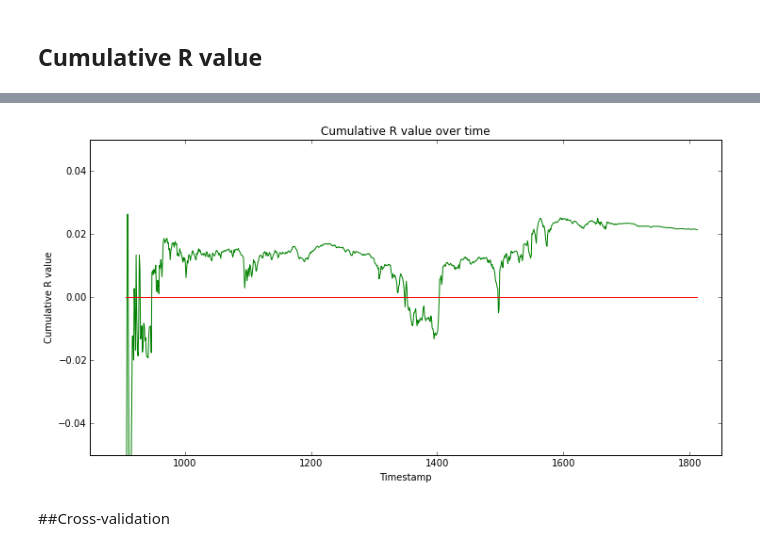
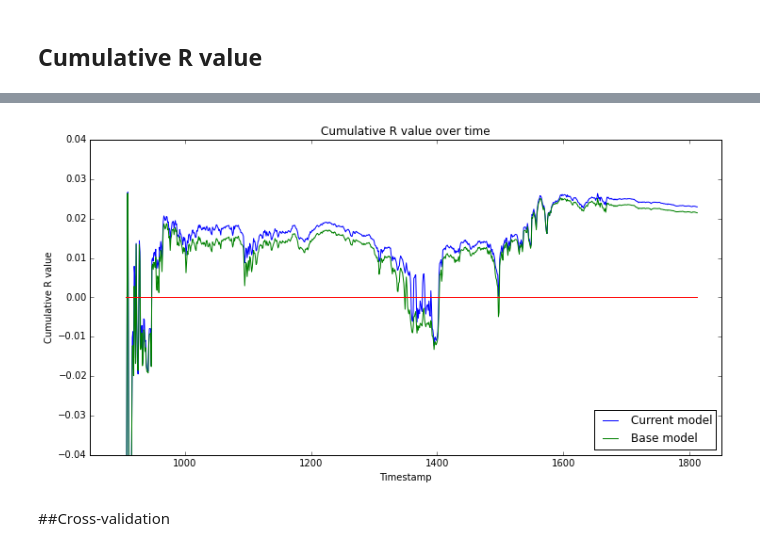
Before and after one commit to anthonyhu/twosigma-LETH-Al, a Jupyter notebook: Two Sigmas Challenge.ipynb, the cells around one changed output, grey strips where cells are left out. Drawn from its saved outputs; the diff is of its cells as text; code cells hidden in the pictures.

```diff
--- a/Two Sigmas Challenge.ipynb
+++ b/Two Sigmas Challenge.ipynb
@@ -42,22 +49,3 @@ train = train.fillna(d_mean)
 # Train pickle model
 #######
 full_train = pd.read_hdf("train.h5")
-# %%
-#######
-
-excl = ["id", "timestamp", "y"]
-col = [c for c in full_train.columns if c not in excl]
-train = full_train.loc[:, col]
-
-# Total number of NA values per observation.
-train.loc[:, "is_null"] = train.isnull().sum(axis=1)
-
-# Record NA values and then fill them with the median.
-d_mean = train.median(axis=0)
-
-for c in col:
-    train.loc[:, c + "_nan"] = pd.isnull(train[c])
-    d_mean[c + "_nan"] = 0
-
-train = train.fillna(d_mean)
-#######
@@ -228,14 +220,20 @@ timestamp_list = []
 
 while True:
     test = o.features.loc[:, col]
+
     # Total number of NA values per observation.
-    test.loc[:, "is_null"] = test.isnull().sum(axis=1)
+    test_NA_values = test.isnull().sum(axis=1)
+
+    for c in col:
+        test.loc[:, c] = 1 / (1 + np.exp(-test.loc[:, c]))
 
     # Fill NA values.
     for c in col:
         test.loc[:, c + "_nan"] = pd.isnull(test[c])
 
     test = test.fillna(d_mean)
+
+    test.loc[:, "is_null"] = test_NA_values
 
     pred = o.target
     test_technical_20 = np.array(test["technical_20"].values).reshape(-1, 1)
@@ -268,7 +266,7 @@ while True:
         print("Finished", info["public_score"])
         break
     if o.features.timestamp[0] % 100 == 0:
-        print(reward)
+        print(current_reward)
 
 print("Running time: {0}s.".format(time() - t0))
 # %% [output]
@@ -314,15 +286,19 @@ base_cum_R.to_csv(", encoding="utf-
 # %%
+base_cum_R = pd.read_csv("base_cum_R.csv", encoding="utf-8")
+
 plt.figure(figsize=(12,6))
-plt.plot(timestamp_list, cum_reward, color = "green")
-plt.plot(timestamp_list, [0]*len(timestamp_list), color = "red")
+plt.plot(base_cum_R["Timestamp"], cum_reward, color="blue", label="Current model")
+plt.plot(base_cum_R["Timestamp"], base_cum_R["Cumulative_R"], color="green", label="Base model")
+plt.plot(base_cum_R["Timestamp"], [0]*len(timestamp_list), color="red")
 plt.title("Cumulative R value over time")
 plt.xlabel("Timestamp")
 plt.ylabel("Cumulative R value")
 plt.xlim(850, 1850)
-plt.ylim(-0.05, 0.05)
+plt.ylim(-0.04, 0.04)
+plt.legend(loc="lower right")
 plt.show()
 # %% [output]
-[figure, old version]
+[figure, new version]
 # %% [markdown]
 ##Cross-validation
 # %%
```
Also changed, not shown: parts of 13 cells of this notebook.
